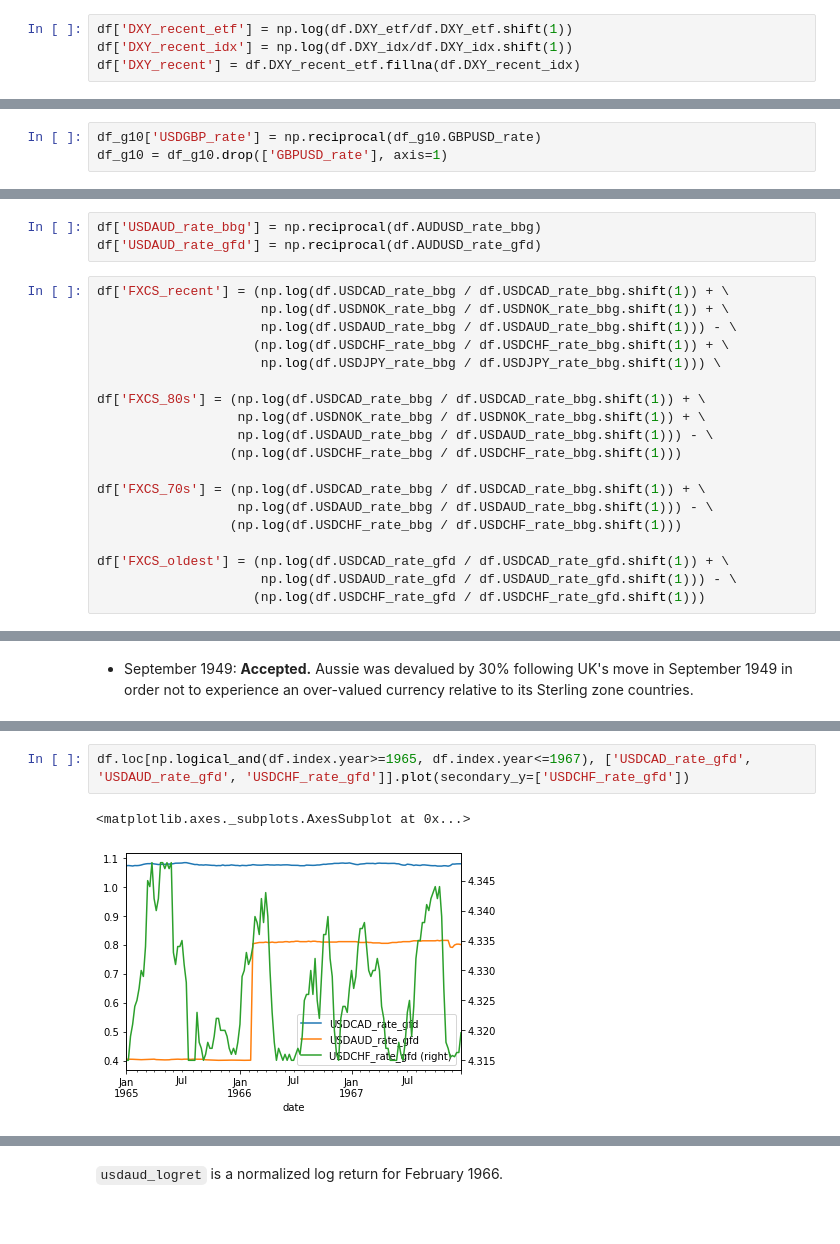
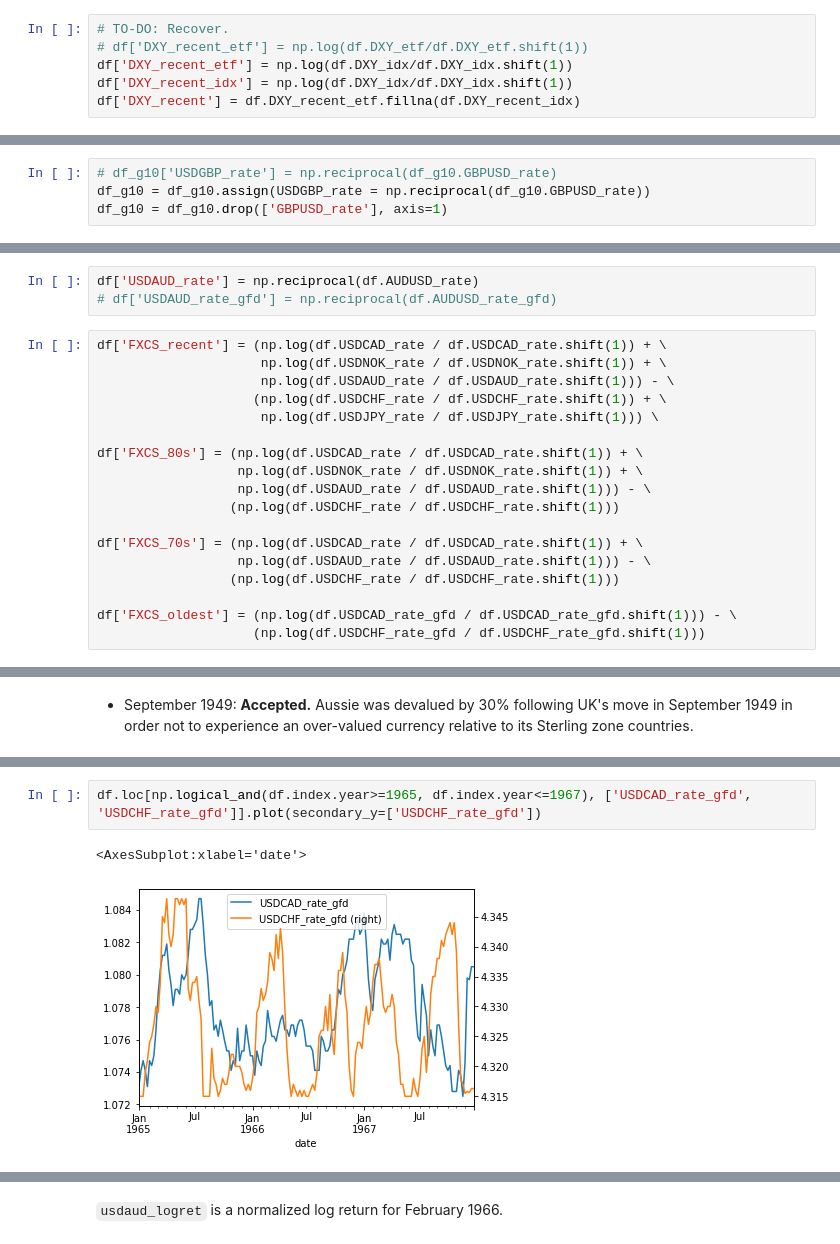
Before and after one commit to my2582/fmp, a Jupyter notebook: src/data/make_dataset_df-dist.ipynb, the cells around one changed output, grey strips where cells are left out. Drawn from its saved outputs; the diff is of its cells as text.

```diff
--- a/src/data/make_dataset_df-dist.ipynb
+++ b/src/data/make_dataset_df-dist.ipynb
@@ -562,7 +573,9 @@ bf.ILB.plot()
 # %% [markdown]
 #### (1) February 1967 to present
 # %%
-df['DXY_recent_etf'] = np.log(df.DXY_etf/df.DXY_etf.shift(1))
+# TO-DO: Recover.
+# df['DXY_recent_etf'] = np.log(df.DXY_etf/df.DXY_etf.shift(1))
+df['DXY_recent_etf'] = np.log(df.DXY_idx/df.DXY_idx.shift(1))
 df['DXY_recent_idx'] = np.log(df.DXY_idx/df.DXY_idx.shift(1))
 df['DXY_recent'] = df.DXY_recent_etf.fillna(df.DXY_recent_idx)
 # %% [markdown]
@@ -573,5 +586,6 @@ df_g10 = df[g10]
 # %% [markdown]
 Take a reciprocal of `GBPUSD_rate` to match its direction to that of the rest currencies.
 # %%
-df_g10['USDGBP_rate'] = np.reciprocal(df_g10.GBPUSD_rate)
+# df_g10['USDGBP_rate'] = np.reciprocal(df_g10.GBPUSD_rate)
+df_g10 = df_g10.assign(USDGBP_rate = np.reciprocal(df_g10.GBPUSD_rate))
 df_g10 = df_g10.drop(['GBPUSD_rate'], axis=1)
@@ -640,24 +658,23 @@ Take a reciprocal to match a direction.
 # %%
-df['USDAUD_rate_bbg'] = np.reciprocal(df.AUDUSD_rate_bbg)
-df['USDAUD_rate_gfd'] = np.reciprocal(df.AUDUSD_rate_gfd)
+df['USDAUD_rate'] = np.reciprocal(df.AUDUSD_rate)
+# df['USDAUD_rate_gfd'] = np.reciprocal(df.AUDUSD_rate_gfd)
 # %%
-df['FXCS_recent'] = (np.log(df.USDCAD_rate_bbg / df.USDCAD_rate_bbg.shift(1)) + \
-                     np.log(df.USDNOK_rate_bbg / df.USDNOK_rate_bbg.shift(1)) + \
-                     np.log(df.USDAUD_rate_bbg / df.USDAUD_rate_bbg.shift(1))) - \
-                    (np.log(df.USDCHF_rate_bbg / df.USDCHF_rate_bbg.shift(1)) + \
-                     np.log(df.USDJPY_rate_bbg / df.USDJPY_rate_bbg.shift(1))) \
+df['FXCS_recent'] = (np.log(df.USDCAD_rate / df.USDCAD_rate.shift(1)) + \
+                     np.log(df.USDNOK_rate / df.USDNOK_rate.shift(1)) + \
+                     np.log(df.USDAUD_rate / df.USDAUD_rate.shift(1))) - \
+                    (np.log(df.USDCHF_rate / df.USDCHF_rate.shift(1)) + \
+                     np.log(df.USDJPY_rate / df.USDJPY_rate.shift(1))) \
 
-df['FXCS_80s'] = (np.log(df.USDCAD_rate_bbg / df.USDCAD_rate_bbg.shift(1)) + \
-                  np.log(df.USDNOK_rate_bbg / df.USDNOK_rate_bbg.shift(1)) + \
-                  np.log(df.USDAUD_rate_bbg / df.USDAUD_rate_bbg.shift(1))) - \
-                 (np.log(df.USDCHF_rate_bbg / df.USDCHF_rate_bbg.shift(1)))
+df['FXCS_80s'] = (np.log(df.USDCAD_rate / df.USDCAD_rate.shift(1)) + \
+                  np.log(df.USDNOK_rate / df.USDNOK_rate.shift(1)) + \
+                  np.log(df.USDAUD_rate / df.USDAUD_rate.shift(1))) - \
+                 (np.log(df.USDCHF_rate / df.USDCHF_rate.shift(1)))
 
-df['FXCS_70s'] = (np.log(df.USDCAD_rate_bbg / df.USDCAD_rate_bbg.shift(1)) + \
-                  np.log(df.USDAUD_rate_bbg / df.USDAUD_rate_bbg.shift(1))) - \
-                 (np.log(df.USDCHF_rate_bbg / df.USDCHF_rate_bbg.shift(1)))
+df['FXCS_70s'] = (np.log(df.USDCAD_rate / df.USDCAD_rate.shift(1)) + \
+                  np.log(df.USDAUD_rate / df.USDAUD_rate.shift(1))) - \
+                 (np.log(df.USDCHF_rate / df.USDCHF_rate.shift(1)))
 
-df['FXCS_oldest'] = (np.log(df.USDCAD_rate_gfd / df.USDCAD_rate_gfd.shift(1)) + \
-                     np.log(df.USDAUD_rate_gfd / df.USDAUD_rate_gfd.shift(1))) - \
+df['FXCS_oldest'] = (np.log(df.USDCAD_rate_gfd / df.USDCAD_rate_gfd.shift(1))) - \
                     (np.log(df.USDCHF_rate_gfd / df.USDCHF_rate_gfd.shift(1)))
 # %%
 fxcs_recent_idx = df.index.year >= 1987
@@ -751,5 +781,5 @@ df.loc[np.logical_and(df.index.year>=1948, df.index.year<=1949), ['USDCAD_rate_g
 # %%
-df.loc[np.logical_and(df.index.year>=1965, df.index.year<=1967), ['USDCAD_rate_gfd', 'USDAUD_rate_gfd', 'USDCHF_rate_gfd']].plot(secondary_y=['USDCHF_rate_gfd'])
+df.loc[np.logical_and(df.index.year>=1965, df.index.year<=1967), ['USDCAD_rate_gfd', 'USDCHF_rate_gfd']].plot(secondary_y=['USDCHF_rate_gfd'])
 # %% [output]
-<matplotlib.axes._subplots.AxesSubplot at 0x...>
+<AxesSubplot:xlabel='date'>
-[figure, old version]
+[figure, new version]
```
Also changed, not shown: parts of 92 cells of this notebook, 23 other files.
